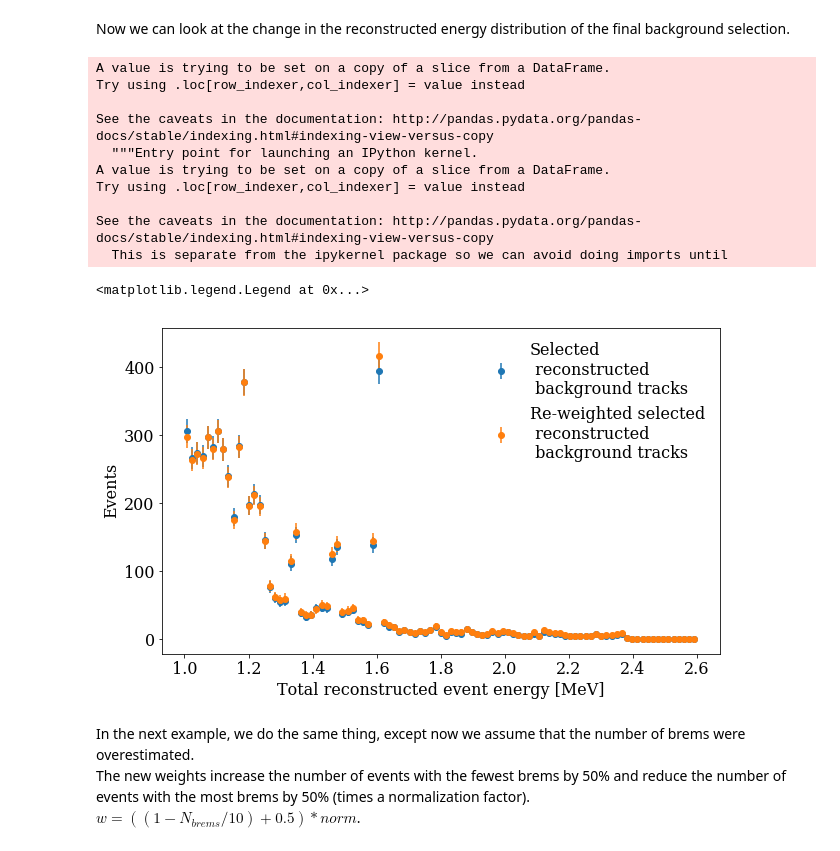
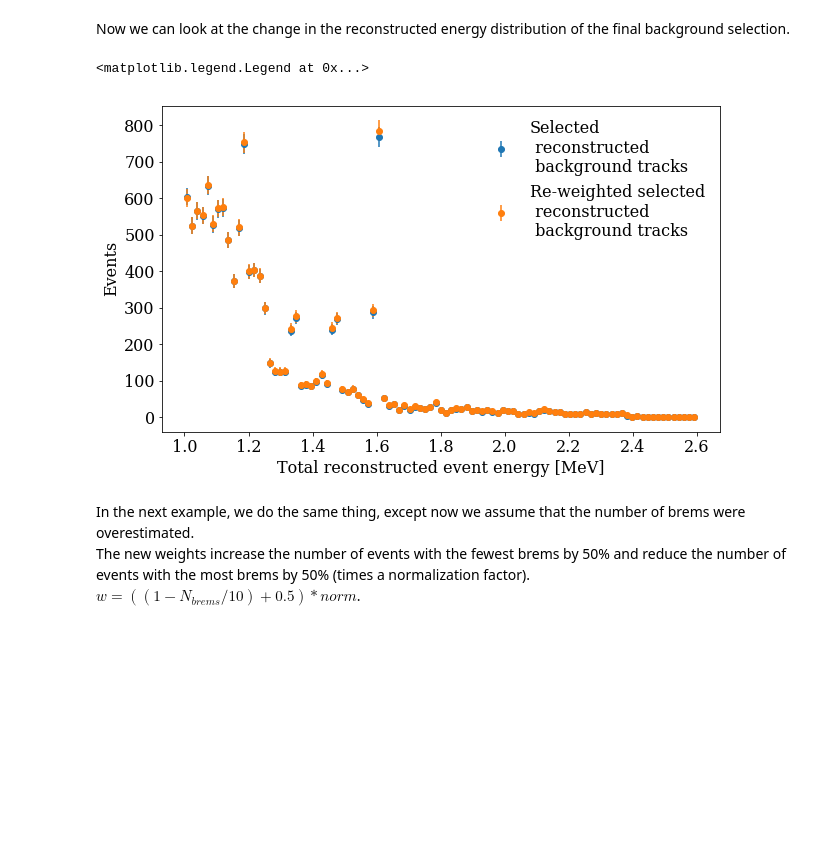
Before and after one commit to k-woodruff/bb2nu, a Jupyter notebook: bb2nu_BG_distribution.ipynb, the cells around one changed output. Drawn from its saved outputs; the diff is of its cells as text; code cells hidden in the pictures; blank space fills up the shorter version.

Commit message:
Fix brem weight calculation

```diff
--- a/bb2nu_BG_distribution.ipynb
+++ b/bb2nu_BG_distribution.ipynb
@@ -157,14 +157,25 @@ $\sum w = N_{selection}$.
 # %%
 fig, ax = plt.subplots(nrows=2, figsize=(10,8), sharex=True, gridspec_kw={'height_ratios': [4, 1]})
 
-df_particles['weight'] = df_particles['n_brems']/10 + 0.5
-weight_norm = len(df_particles)/df_particles['weight'].sum()
-df_particles['weight'] = df_particles['weight']*weight_norm
+syst_unc = 0.05
+df_particles['weight_plus'] = 1.0 - syst_unc
+df_particles_selection['weight_plus'] = 1.0 - syst_unc
+for i in range(1,11):
+    if len(df_particles[(df_particles['n_brems'] == i)]) != 0:
+        tmp_weight = syst_unc*len(df_particles[(df_particles['n_brems'] == i-1)])/len(df_particles[(df_particles['n_brems'] == i)])
+        df_particles.loc[(df_particles['n_brems'] == i), 'weight_plus'] += tmp_weight
+        df_particles_selection.loc[(df_particles_selection['n_brems'] == i), 'weight_plus'] += tmp_weight
+        print(tmp_weight)
+weight_norm = len(df_particles)/df_particles['weight_plus'].sum()
+df_particles['weight_plus'] = df_particles['weight_plus']*weight_norm
+df_particles_selection['weight_plus'] = df_particles_selection['weight_plus']*weight_norm
+
 
 ax[0].hist(df_particles['n_brems'], bins=brbins, histtype='step', lw=2, label='Original background events');
-ax[0].hist(df_particles['n_brems'], weights=df_particles['weight'], bins=brbins, histtype='step', lw=2, label='Re-weighted background events');
+ax[0].hist(df_particles['n_brems'], weights=df_particles['weight_plus'], bins=brbins, histtype='step', lw=2, label='Re-weighted background events');
 
-ax[1].plot(brbins, (brbins/10 + 0.5)*weight_norm)
+ax[1].step(brbins[:-1], df_particles.groupby('n_brems')['weight_plus'].first(), where='post')
+ax[1].set_ylim(0.5, 1.5)
 
 ax[0].set_ylabel('Events', fontsize=12)
 ax[1].set_ylabel('Event weight', fontsize=12)
@@ -180,38 +214,24 @@ ax[0].legend(loc='upper right', fontsize=16)
 # %% [markdown]
 Now we can look at the change in the reconstructed energy distribution of the final background selection.
 # %%
-df_particles_selection['weight'] = df_particles_selection['n_brems']/10 + 0.5
-weight_norm = len(df_particles_selection)/df_particles_selection['weight'].sum()
-df_particles_selection['weight'] = df_particles_selection['weight']*weight_norm
-
 plt.figure(figsize=(10,6))
 
 ebins = np.linspace(1,2.6,100)
 bin_centers = (ebins[1:] + ebins[:-1])/2
 energy_counts,_ = np.histogram(df_particles_selection['reco_energy'], bins=ebins)
-energy_counts_reweight,_ = np.histogram(df_particles_selection['reco_energy'], bins=ebins, weights=df_particles_selection['weight'])
+energy_counts_reweight,_ = np.histogram(df_particles_selection['reco_energy'], bins=ebins, weights=df_particles_selection['weight_plus'])
 
 plt.errorbar(bin_centers, energy_counts, yerr=np.sqrt(energy_counts), fmt='o', label='Selected\n reconstructed\n background tracks');
 plt.errorbar(bin_centers, energy_counts_reweight, yerr=np.sqrt(energy_counts_reweight), fmt='o', label='Re-weighted selected\n reconstructed\n background tracks');
 
 plt.xlabel('Total reconstructed event energy [MeV]', fontsize=16)
 plt.ylabel('Events', fontsize=16)
 plt.tick_params(which='major', axis='both', labelsize=16)
 
 plt.legend(loc='upper right', fontsize=16)
 # %% [output]
-A value is trying to be set on a copy of a slice from a DataFrame.
-Try using .loc[row_indexer,col_indexer] = value instead
-
-See the caveats in the documentation: http://pandas.pydata.org/pandas-docs/stable/indexing.html#indexing-view-versus-copy
-  """Entry point for launching an IPython kernel.
-A value is trying to be set on a copy of a slice from a DataFrame.
-Try using .loc[row_indexer,col_indexer] = value instead
-
-See the caveats in the documentation: http://pandas.pydata.org/pandas-docs/stable/indexing.html#indexing-view-versus-copy
-  This is separate from the ipykernel package so we can avoid doing imports until
+<matplotlib.legend.Legend at 0x...>
-<matplotlib.legend.Legend at 0x...>
-[figure, old version]
+[figure, new version]
 # %% [markdown]
 In the next example, we do the same thing, except now we assume that the number of brems were overestimated.
 <br>
```
Also changed, not shown: parts of 6 cells of this notebook.
